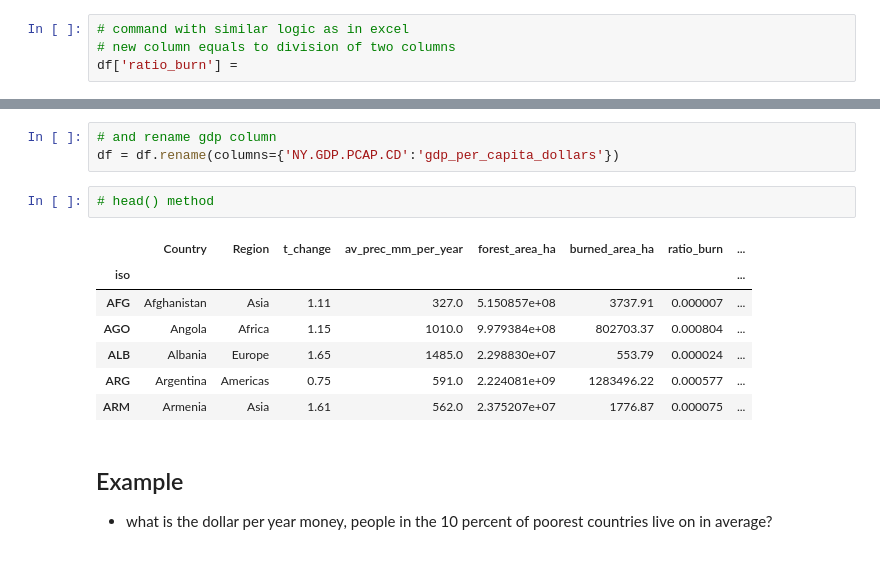
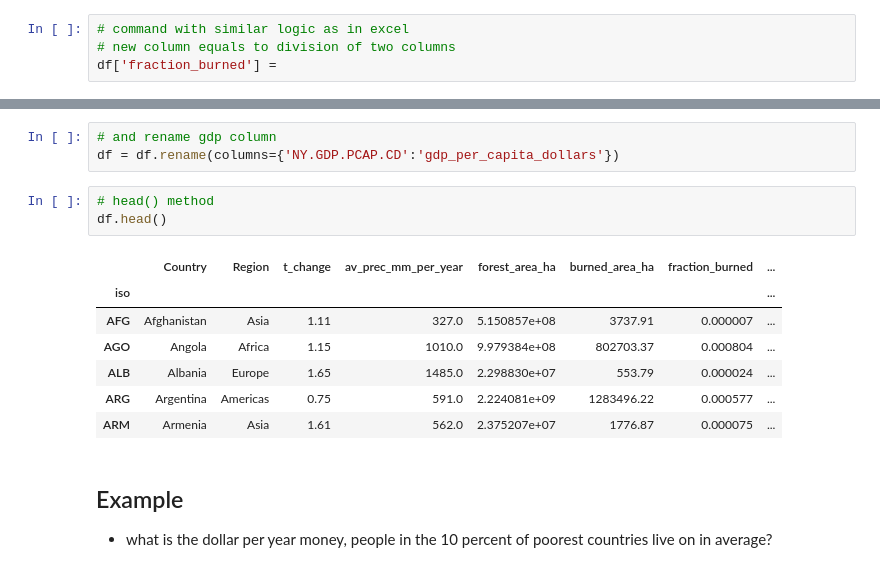
Before and after one commit to palec87/pymarad, a Jupyter notebook: en/03_sets/forest_fires_task.ipynb, the cells around one changed output, grey strips where cells are left out. Drawn from its saved outputs; the diff is of its cells as text.

```diff
--- a/en/03_sets/forest_fires_task.ipynb
+++ b/en/03_sets/forest_fires_task.ipynb
@@ -88,7 +87,7 @@ To see how our table looks like, we can print first few lines with `head()` meth
 # %%
 # command with similar logic as in excel
 # new column equals to division of two columns
-df['ratio_burn'] =
+df['fraction_burned'] =
 # %%
 # check again top of the table
 # %% [output]
@@ -249,8 +268,9 @@ df = df.merge(gdp, on='iso')  # merging our two tables according to 'iso' index
 df = df.rename(columns={'NY.GDP.PCAP.CD':'gdp_per_capita_dollars'})
 # %%
 # head() method
+df.head()
 # %% [output]
-|  | Country | Region | t_change | av_prec_mm_per_year | forest_area_ha | burned_area_ha | ratio_burn | ... |
+|  | Country | Region | t_change | av_prec_mm_per_year | forest_area_ha | burned_area_ha | fraction_burned | ... |
 | iso |  |  |  |  |  |  |  | ... |
 | AFG | Afghanistan | Asia | 1.11 | 327.0 | 5.150857e+08 | 3737.91 | 0.000007 | ... |
 | AGO | Angola | Africa | 1.15 | 1010.0 | 9.979384e+08 | 802703.37 | 0.000804 | ... |
```
Also changed, not shown: parts of 17 cells of this notebook, 4 other files.
